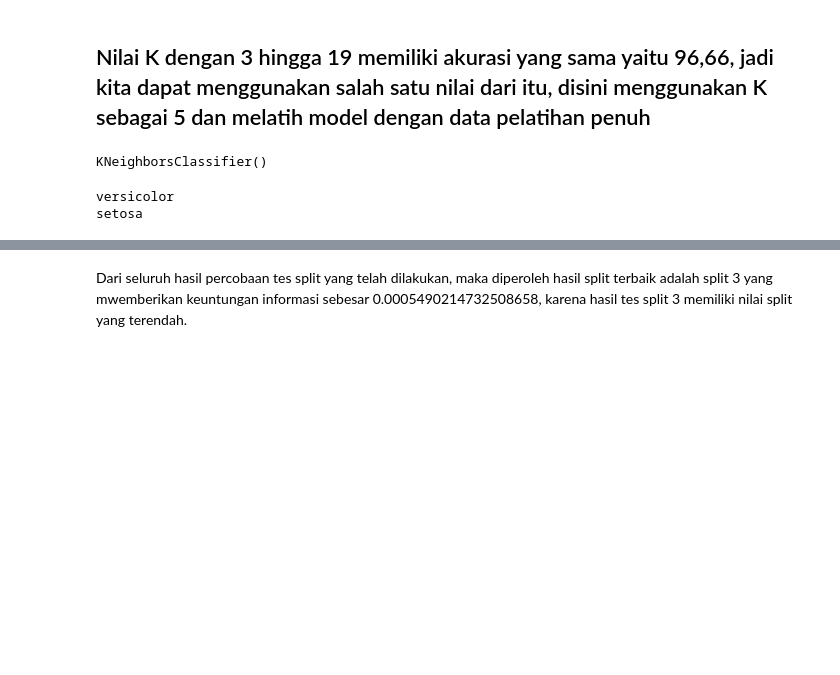
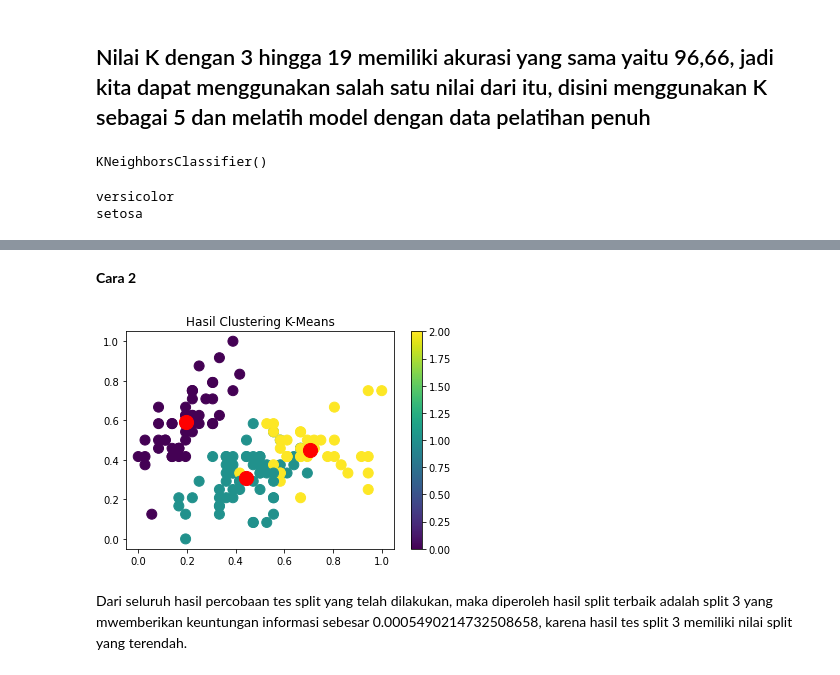
Before and after one commit to alisaSugiarti/datamining, a Jupyter notebook: _sources/tugas 1.ipynb, the cells around one changed output, grey strips where cells are left out. Cells and saved outputs as stored; diff of their text form; code cells hidden in the pictures; blank space fills up the shorter version.

```diff
--- a/_sources/tugas 1.ipynb
+++ b/_sources/tugas 1.ipynb
@@ -1138,2 +1297,13 @@ setosa
+# %% [markdown]
+**Cara 2**
+# %%
+output = plt.scatter(x_scaled[:,0], x_scaled[:,1], s = 100, c = air.kluster, marker = "o", alpha = 1, )
+centers = kmeans.cluster_centers_
+plt.scatter(centers[:,0], centers[:,1], c="red", s=200, alpha=1 , marker="o");
+plt.title("Hasil Clustering K-Means")
+plt.colorbar (output)
+plt.show()
+# %% [output]
+[figure, added]
 # %% [markdown]
 Dari seluruh hasil percobaan tes split yang telah dilakukan, maka diperoleh hasil split terbaik adalah split 3 yang mwemberikan keuntungan informasi sebesar 0.0005490214732508658, karena hasil tes split 3 memiliki nilai split yang terendah.
```
Also changed, not shown: parts of 25 cells of this notebook, 5 other files.
